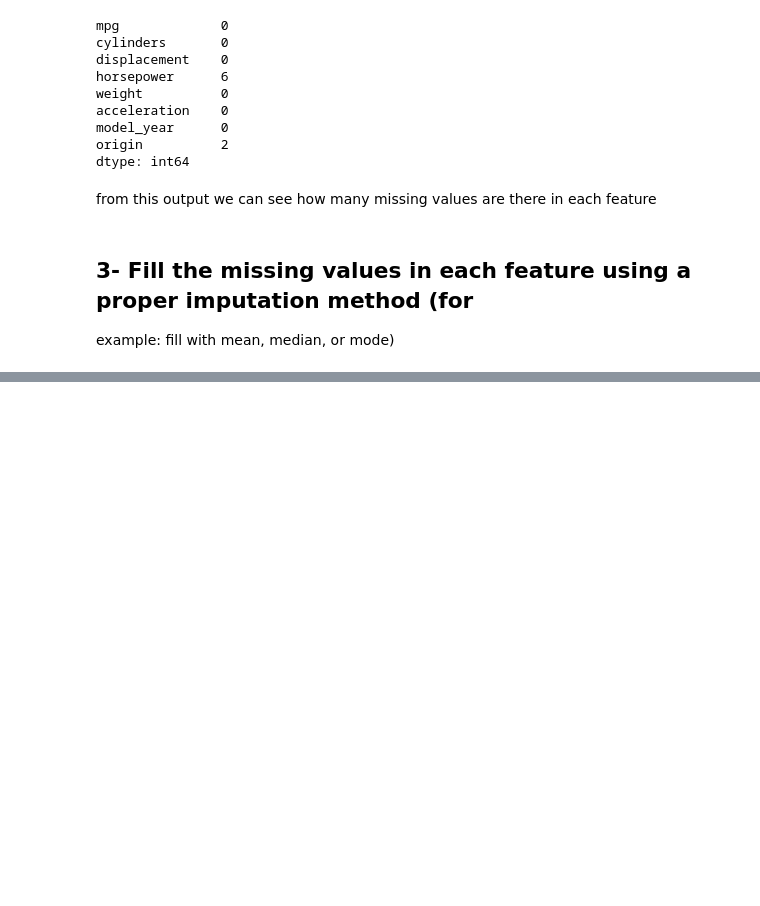
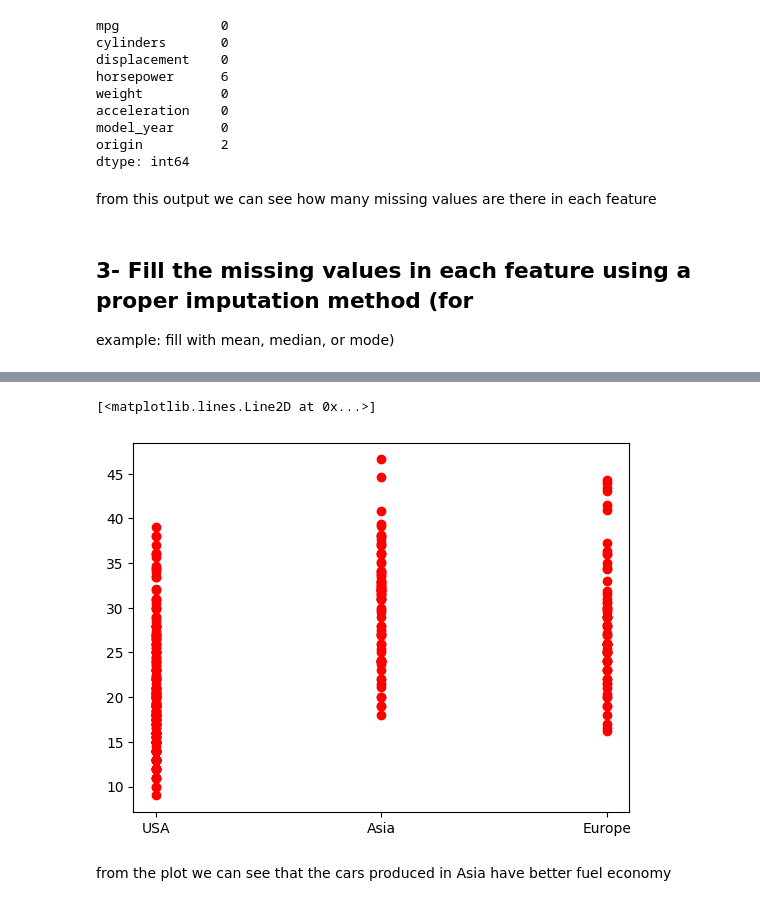
Before and after one commit to faris771/ML_Assignment1, a Jupyter notebook: main.ipynb, the cells around one changed output, grey strips where cells are left out. Cells and saved outputs as stored; diff of their text form; code cells hidden in the pictures; blank space fills up the shorter version.

```diff
--- a/main.ipynb
+++ b/main.ipynb
@@ -54,0 +92,7 @@ df_median_filled = df.copy()
+# %%
+plt.plot(df_cleaned['origin'], df_cleaned['mpg'],'o',color='red') # plot the mpg for each country in one plot
+# %% [output]
+[<matplotlib.lines.Line2D at 0x...>]
+[figure, added]
+# %% [markdown]
+from the plot we can see that the cars produced in Asia have better fuel economy
```
Also changed, not shown: parts of 5 cells of this notebook.
